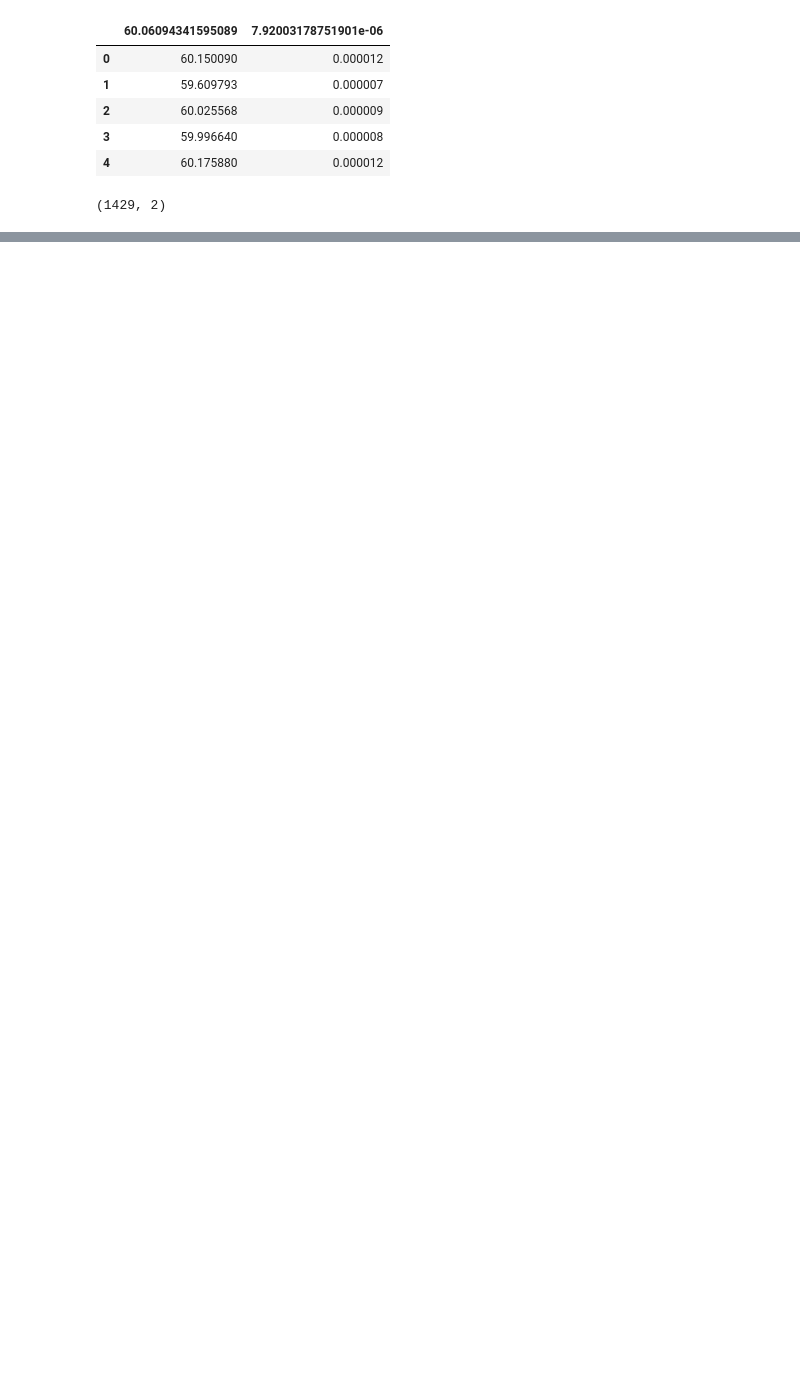
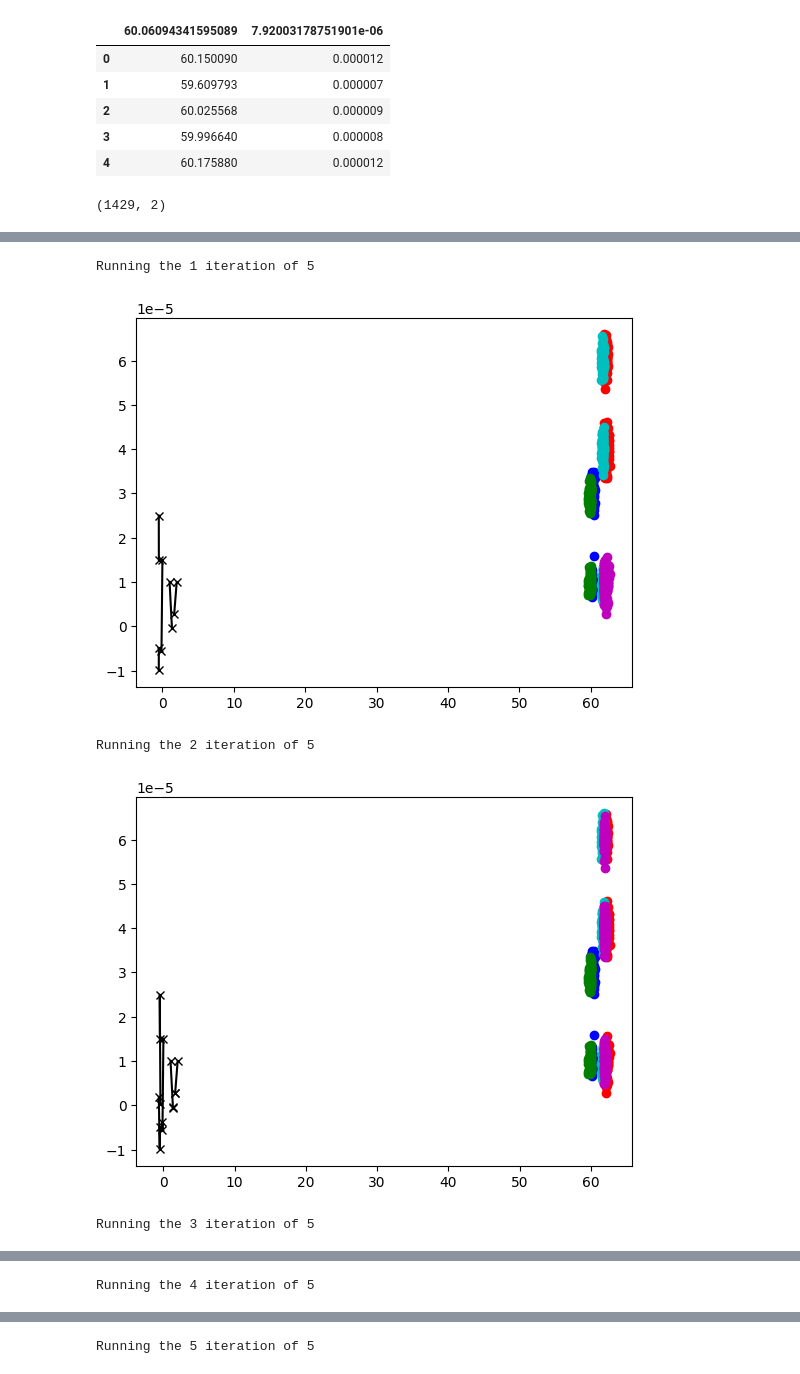
Before and after one commit to syma-afsha/AI_LAB, a Jupyter notebook: syma_exam.ipynb, the cells around one changed output, grey strips where cells are left out. Drawn from its saved outputs; the diff is of its cells as text; code cells hidden in the pictures; blank space fills up the shorter version.

```diff
--- a/syma_exam.ipynb
+++ b/syma_exam.ipynb
@@ -72,3 +74 @@ plt.show()
-# %%
-init_centroids = np.array([[1,1e-5], [2, 1e-5], [1,-1e-5], [0,1.5e-5], [-0.5,1.5e-5]])
 # %%
@@ -141,3 +149,14 @@ def runkMeans(X,init_cents,max_iters,plotProgress= False):
             plotkMeans(idx,init_cents.shape[0],cent_hist,i)
 
     return centroids, idx
+# %%
+
+K=5
+max_iters=5
+final_centroids, final_idx = runkMeans(data_2d, init_centroids, max_iters, plotProgress=True)
+# %% [output]
+Running the 1 iteration of 5
+[figure, added]
+Running the 2 iteration of 5
+[figure, added]
+Running the 3 iteration of 5
@@ -143,0 +164 @@ def runkMeans(X,init_cents,max_iters,plotProgress= False):
+Running the 4 iteration of 5
@@ -143,0 +166 @@ def runkMeans(X,init_cents,max_iters,plotProgress= False):
+Running the 5 iteration of 5
```
Also changed, not shown: parts of 7 cells of this notebook.
